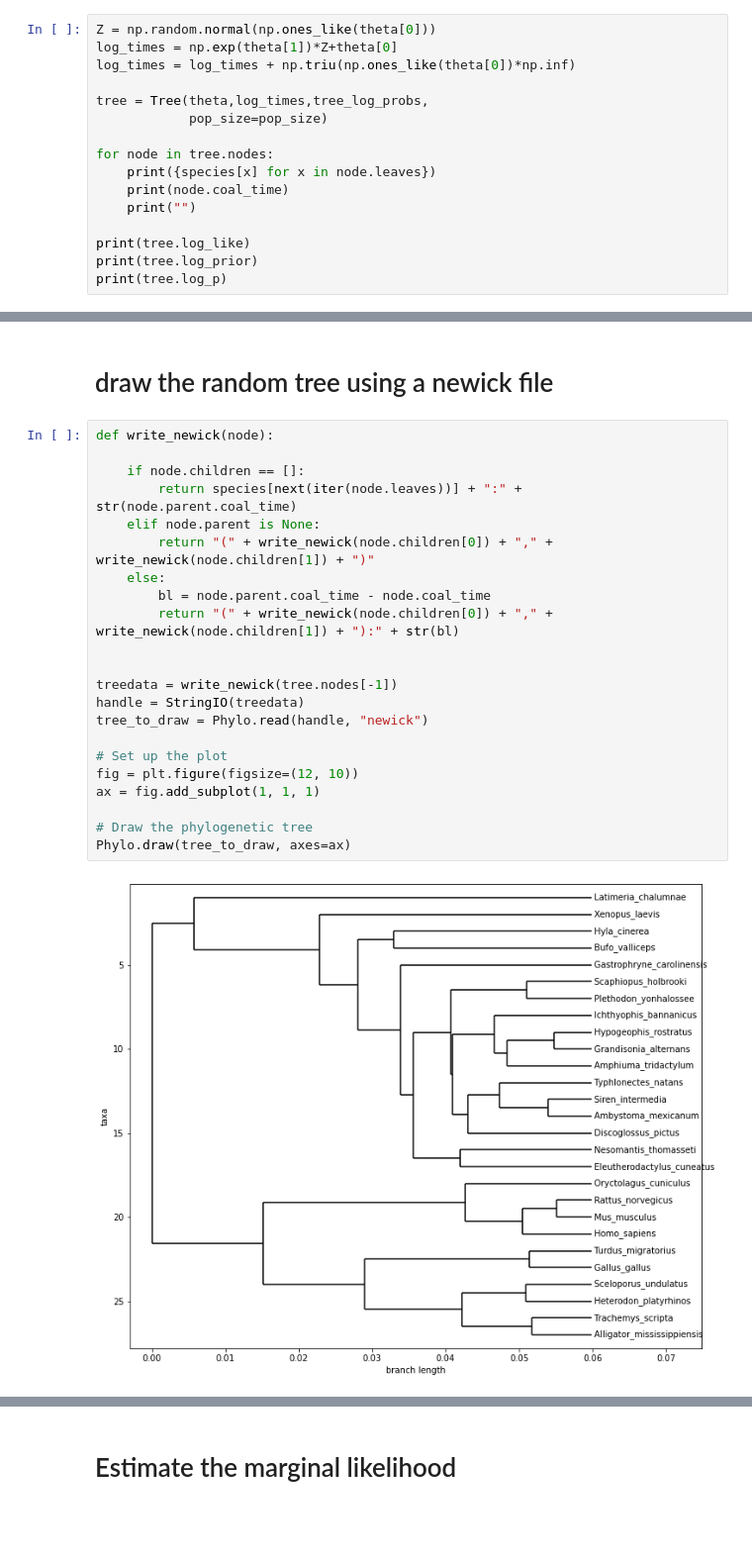
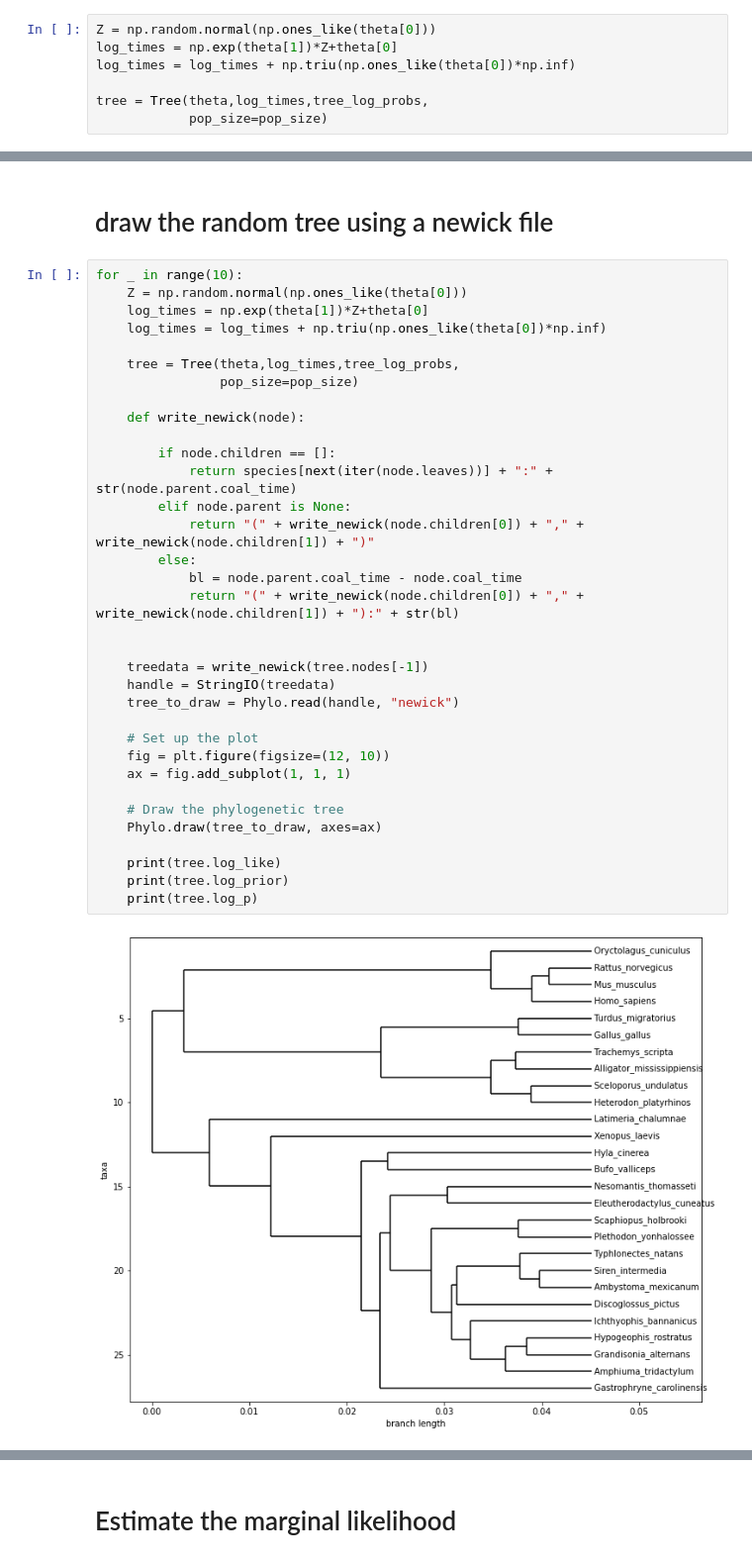
Before and after one commit to EvanSidrow/VIPR, a Jupyter notebook: src/Coalescence.ipynb, the cells around one changed output, grey strips where cells are left out. Shown at 99% size. Cells and saved outputs as stored; diff of their text form; blank space fills up the shorter version.

```diff
--- a/src/Coalescence.ipynb
+++ b/src/Coalescence.ipynb
@@ -219,12 +192,3 @@ log_times = log_times + np.triu(np.ones_like(theta[0])*np.inf)
 
 tree = Tree(theta,log_times,tree_log_probs,
             pop_size=pop_size)
-
-for node in tree.nodes:
-    print({species[x] for x in node.leaves})
-    print(node.coal_time)
-    print("")
-
-print(tree.log_like)
-print(tree.log_prior)
-print(tree.log_p)
@@ -249,26 +195,38 @@ print(tree.log_p)
 # %% [markdown]
 # draw the random tree using a newick file
 # %%
-def write_newick(node):
+for _ in range(10):
+    Z = np.random.normal(np.ones_like(theta[0]))
+    log_times = np.exp(theta[1])*Z+theta[0]
+    log_times = log_times + np.triu(np.ones_like(theta[0])*np.inf)
 
-    if node.children == []:
-        return species[next(iter(node.leaves))] + ":" + str(node.parent.coal_time)
-    elif node.parent is None:
-        return "(" + write_newick(node.children[0]) + "," + write_newick(node.children[1]) + ")"
-    else:
-        bl = node.parent.coal_time - node.coal_time
-        return "(" + write_newick(node.children[0]) + "," + write_newick(node.children[1]) + "):" + str(bl)
+    tree = Tree(theta,log_times,tree_log_probs,
+                pop_size=pop_size)
+
+    def write_newick(node):
+
+        if node.children == []:
+            return species[next(iter(node.leaves))] + ":" + str(node.parent.coal_time)
+        elif node.parent is None:
+            return "(" + write_newick(node.children[0]) + "," + write_newick(node.children[1]) + ")"
+        else:
+            bl = node.parent.coal_time - node.coal_time
+            return "(" + write_newick(node.children[0]) + "," + write_newick(node.children[1]) + "):" + str(bl)
 
 
-treedata = write_newick(tree.nodes[-1])
-handle = StringIO(treedata)
-tree_to_draw = Phylo.read(handle, "newick")
+    treedata = write_newick(tree.nodes[-1])
+    handle = StringIO(treedata)
+    tree_to_draw = Phylo.read(handle, "newick")
 
-# Set up the plot
-fig = plt.figure(figsize=(12, 10))
-ax = fig.add_subplot(1, 1, 1)
+    # Set up the plot
+    fig = plt.figure(figsize=(12, 10))
+    ax = fig.add_subplot(1, 1, 1)
 
-# Draw the phylogenetic tree
-Phylo.draw(tree_to_draw, axes=ax)
+    # Draw the phylogenetic tree
+    Phylo.draw(tree_to_draw, axes=ax)
+
+    print(tree.log_like)
+    print(tree.log_prior)
+    print(tree.log_p)
 # %% [output]
-[figure, old version]
+[figure, new version]
```
Also changed, not shown: parts of 13 cells of this notebook, 3 other files.
